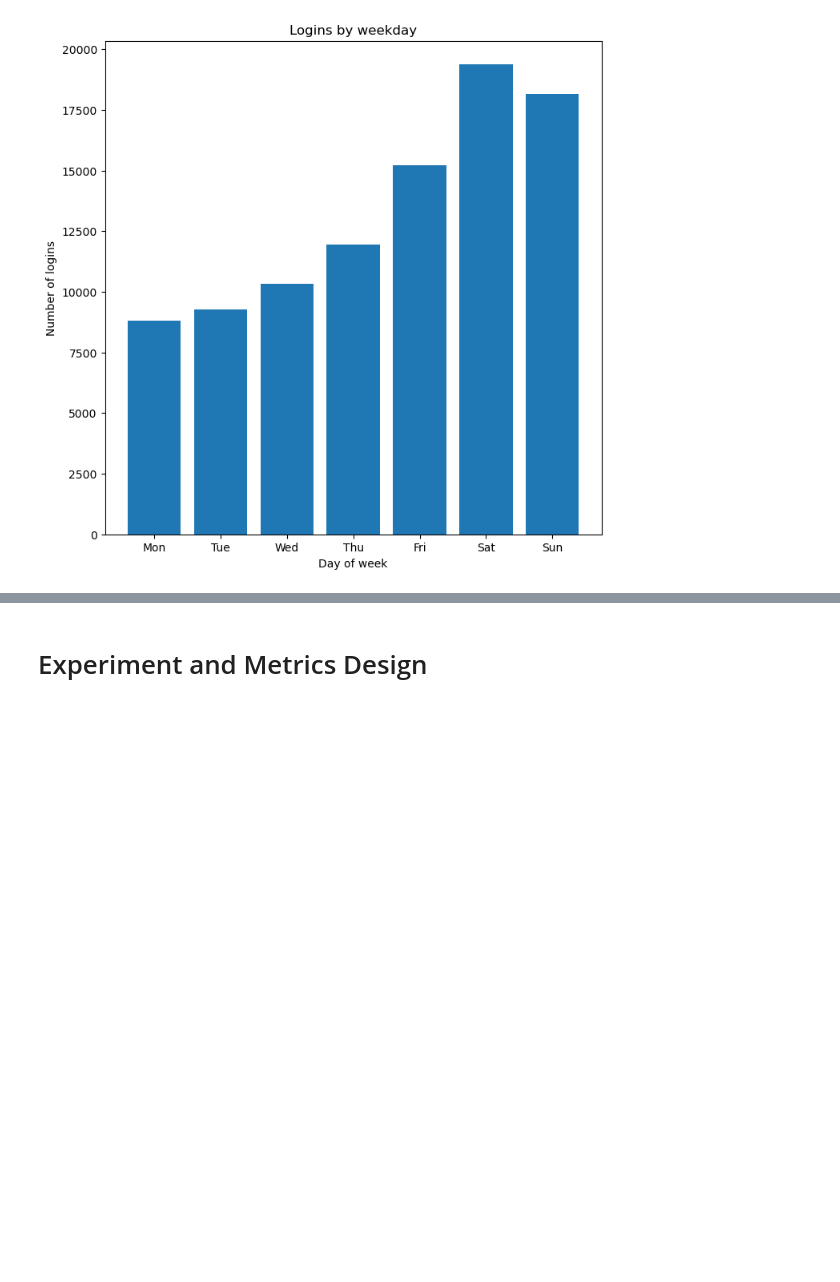
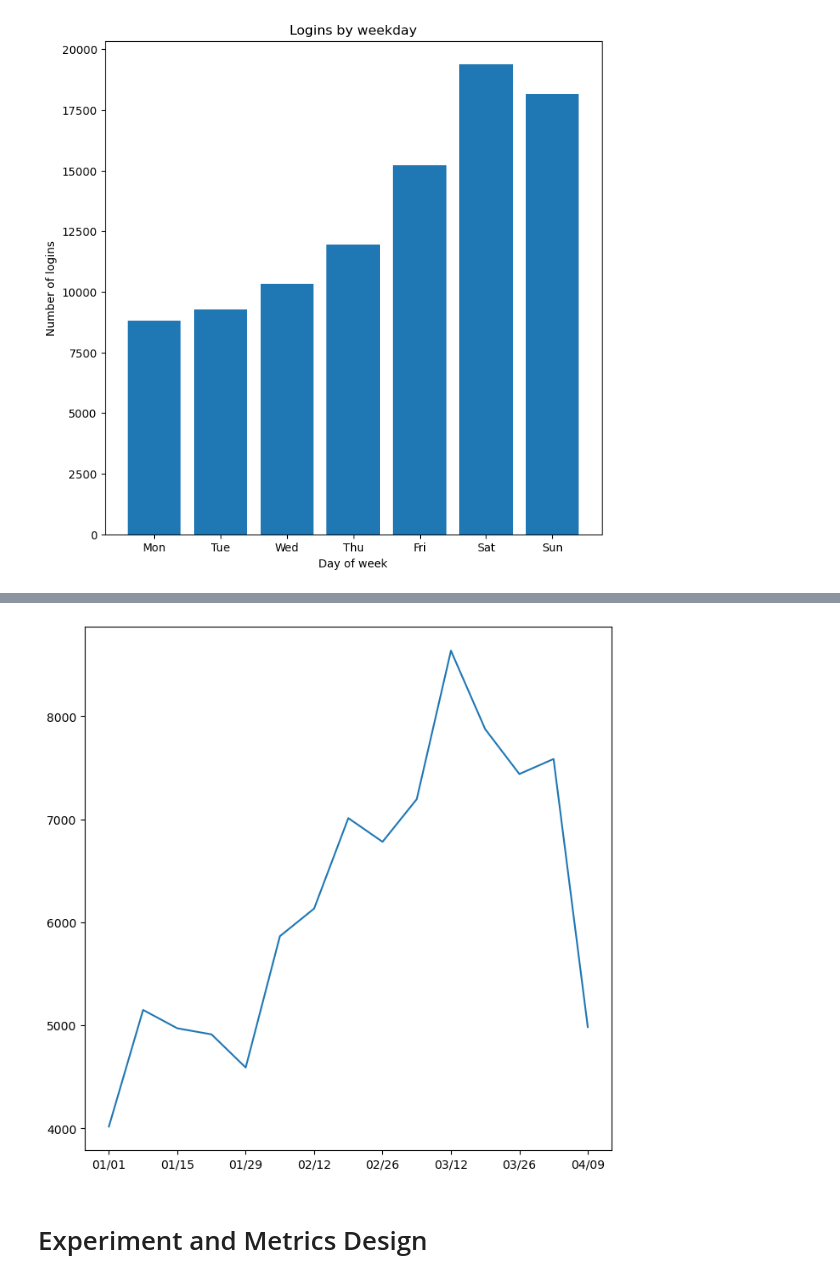
Before and after one commit to MsEM11/Ultimate_Tech_Inc, a Jupyter notebook: ultimate_challenge.ipynb, the cells around one changed output, grey strips where cells are left out. Cells and saved outputs as stored; diff of their text form; code cells hidden in the pictures; blank space fills up the shorter version.

```diff
--- a/ultimate_challenge.ipynb
+++ b/ultimate_challenge.ipynb
@@ -164,3 +164,7 @@ plt.title('Logins by weekday')
 plt.savefig('weekday_logins.png');
 # %% [output]
 [figure]
+# %%
+# Aggregate logins by week
+logins_by_week = pd.DataFrame(logins_switched.resample(rule='7d',group_keys=True).count(),columns=['count'])
+logins_by_week.head()
@@ -167,2 +179,10 @@ plt.savefig('weekday_logins.png');
+# %%
+fig, ax = plt.subplots(figsize=(8,8))
+ax.plot(logins_by_week.index,logins_by_week['count'])
+ax.set_xticks(logins_by_week.index[::2])
+ax.set_xticklabels(logins_by_week.index[::2].strftime('%m/%d'))
+plt.show()
+# %% [output]
+[figure, added]
 # %% [markdown]
 # Experiment and Metrics Design
```
Also changed, not shown: parts of 1 cell of this notebook, 1 other file.
